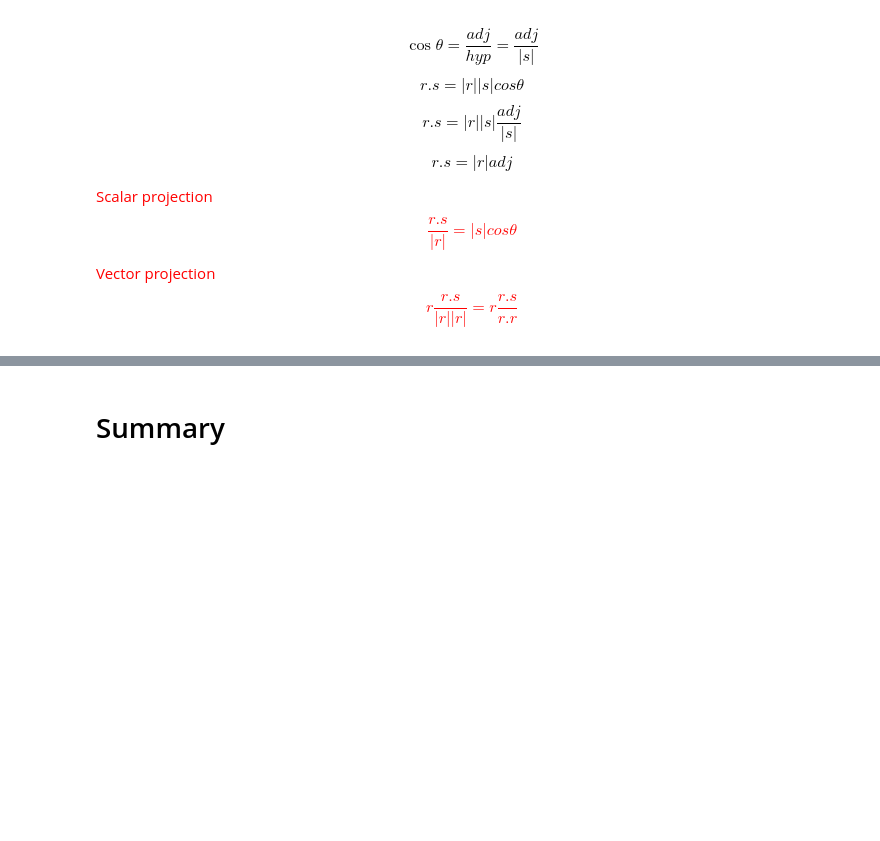
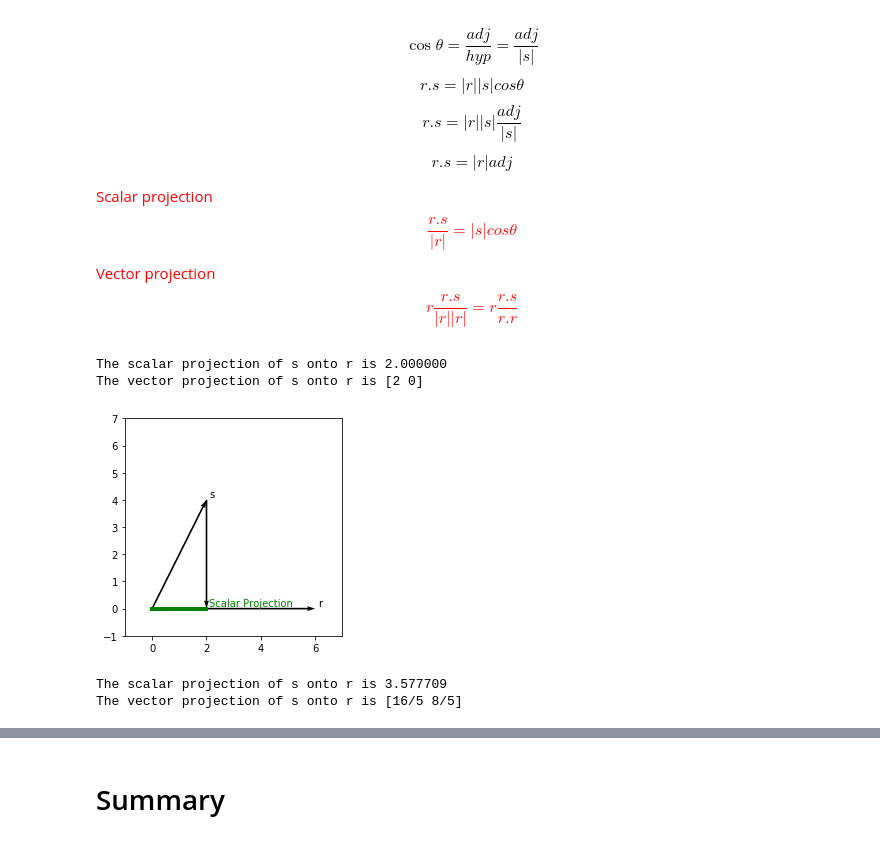
Before and after one commit to GretelDePaepe/MathForML, a Jupyter notebook: Vectors.ipynb, the cells around one changed output, grey strips where cells are left out. Saved outputs shown, nothing was run; the diff lists cells and outputs as text; code cells hidden in the pictures; blank space fills up the shorter version.

Commit message:
Improved Projection

```diff
--- a/Vectors.ipynb
+++ b/Vectors.ipynb
@@ -377,3 +362,44 @@ $$\frac{r.s}{|r|} = |s|cos \theta$$
 Vector projection
 $$r\frac{r.s}{|r||r|} = r\frac{r.s}{r.r}$$
 </font>
+# %%
+# Let's start with an easy example, where vector r is 'on the floor'
+ri = 6.
+rj = 0.
+r = np.array([ri, rj])
+si = 2.
+sj = 4.
+s = np.array([si, sj])
+# %%
+scalar_projection = np.dot(r, s)/math.sqrt(ri**2+rj**2)
+vector_projection = r*(np.dot(r, s)/(np.dot(r, r)))
+print "The scalar projection of s onto r is %f" %(scalar_projection)
+print "The vector projection of s onto r is", vector_projection
+# %% [output]
+The scalar projection of s onto r is 2.000000
+The vector projection of s onto r is [2 0]
+# %%
+def plot_projection(ri, rj, si, sj, vector_projection):
+    x1=[0, 0, ri, rj]
+    x2=[0, 0, si, sj]
+    pi = -si + vector_projection[0]
+    pj = vector_projection[1] - sj
+    x3=[si, sj, pi, pj]
+    soa =np.array([x1, x2, x3])
+    X,Y,U,V = zip(*soa)
+    plt.figure()
+    ax = plt.gca()
+    ax.quiver(X,Y,U,V,angles='xy',scale_units='xy',scale=1)
+    plt.text(si + 0.1, sj + 0.1, 's', fontdict={'color':'black'})
+    plt.text(ri + 0.1, rj + 0.1, 'r', fontdict={'color':'black'})
+    plt.text(scalar_projection + 0.1, 0.1, 'Scalar Projection', fontdict={'color':'green'})
+    ax.set_xlim([-1,7])
+    ax.set_ylim([-1,7])
+    plt.axes().set_aspect('equal')
+    distance = Line2D([0, vector_projection[0]], [0, vector_projection[1]], linewidth=4, linestyle = "-", color="green")
+    ax.add_line(distance)
+    plt.show()
+# %%
+plot_projection(ri, rj, si, sj, vector_projection)
+# %% [output]
+[figure, added]
@@ -379,0 +414,8 @@ $$r\frac{r.s}{|r||r|} = r\frac{r.s}{r.r}$$
+# %%
+scalar_projection = np.dot(r, s)/math.sqrt(ri**2+rj**2)
+vector_projection = r*(np.dot(r, s)/(np.dot(r, r)))
+print "The scalar projection of s onto r is %f" %(scalar_projection)
+print "The vector projection of s onto r is", vector_projection
+# %% [output]
+The scalar projection of s onto r is 3.577709
+The vector projection of s onto r is [16/5 8/5]
```
Also changed, not shown: parts of 3 cells of this notebook.
